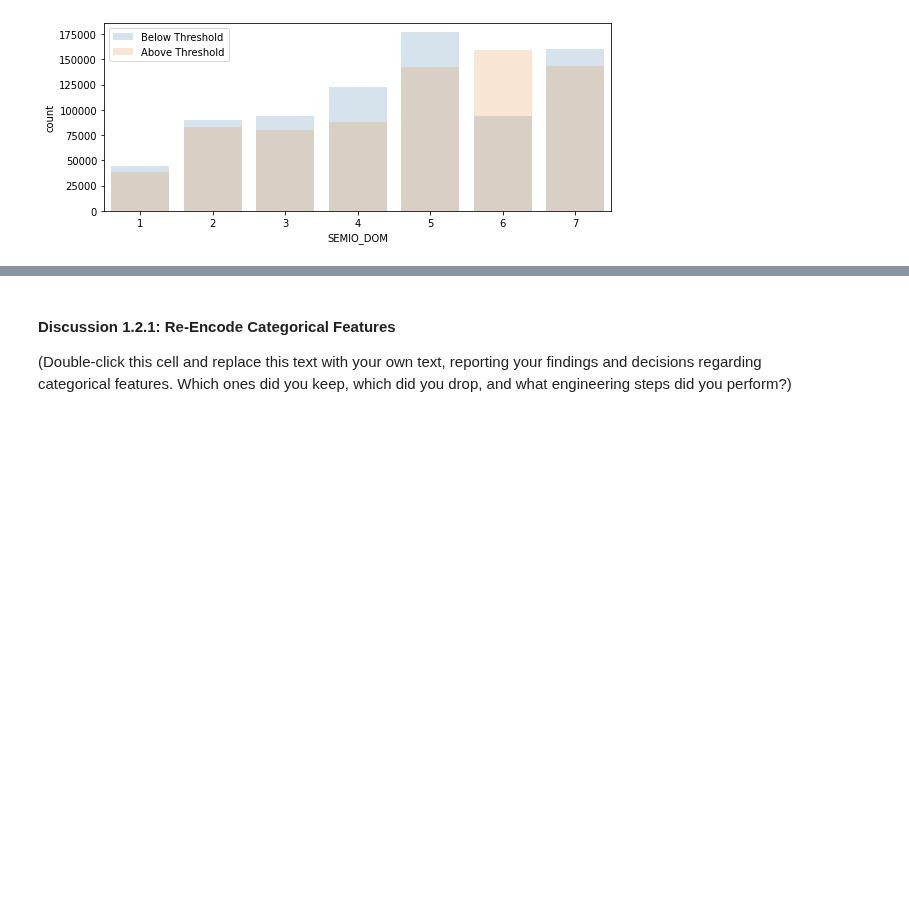
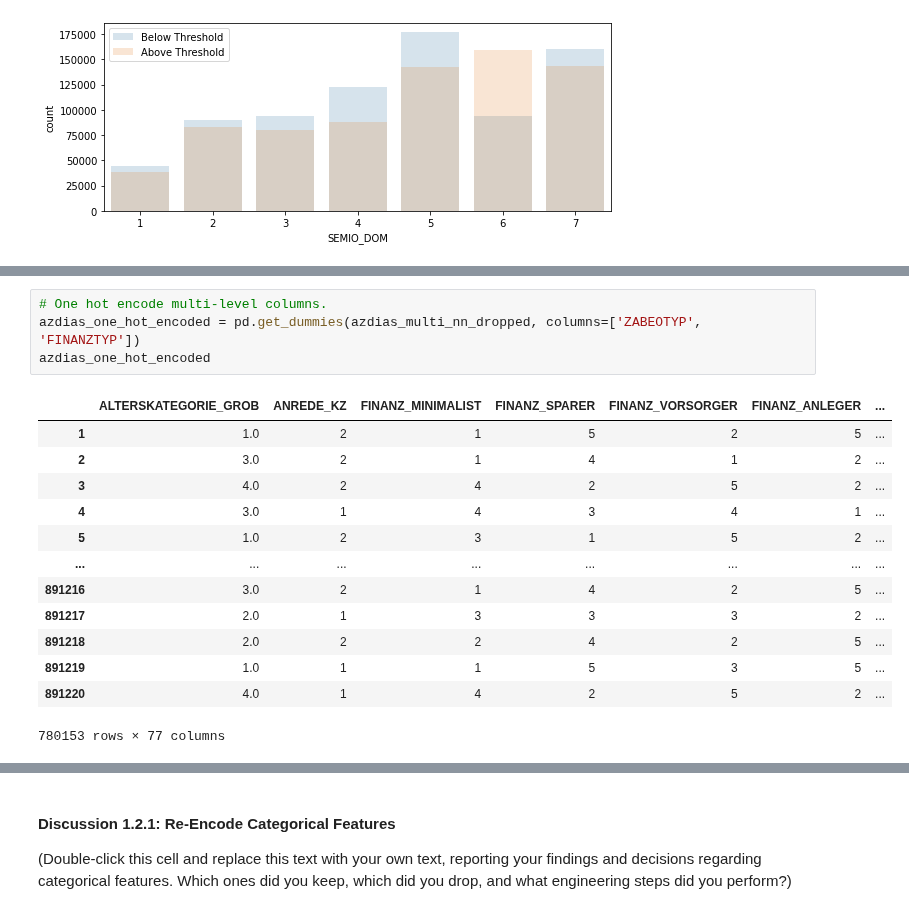
Before and after one commit to paulgureghian/Python_Notebooks, a Jupyter notebook: Create_Cust_Segments/Identify_Cust_Segments/identify_cust_segments.ipynb, the cells around one changed output, grey strips where cells are left out. Drawn from its saved outputs; the diff is of its cells as text; blank space fills up the shorter version.

```diff
--- a/Create_Cust_Segments/Identify_Cust_Segments/identify_cust_segments.ipynb
+++ b/Create_Cust_Segments/Identify_Cust_Segments/identify_cust_segments.ipynb
@@ -529,0 +678,18 @@ For categorical data, you would ordinarily need to encode the levels as dummy va
+# %%
+# One hot encode multi-level columns.
+azdias_one_hot_encoded = pd.get_dummies(azdias_multi_nn_dropped, columns=['ZABEOTYP', 'FINANZTYP'])
+azdias_one_hot_encoded
+# %% [output]
+|  | ALTERSKATEGORIE_GROB | ANREDE_KZ | FINANZ_MINIMALIST | FINANZ_SPARER | FINANZ_VORSORGER | FINANZ_ANLEGER | ... |
+| 1 | 1.0 | 2 | 1 | 5 | 2 | 5 | ... |
+| 2 | 3.0 | 2 | 1 | 4 | 1 | 2 | ... |
+| 3 | 4.0 | 2 | 4 | 2 | 5 | 2 | ... |
+| 4 | 3.0 | 1 | 4 | 3 | 4 | 1 | ... |
+| 5 | 1.0 | 2 | 3 | 1 | 5 | 2 | ... |
+| ... | ... | ... | ... | ... | ... | ... | ... |
+| 891216 | 3.0 | 2 | 1 | 4 | 2 | 5 | ... |
+| 891217 | 2.0 | 1 | 3 | 3 | 3 | 2 | ... |
+| 891218 | 2.0 | 2 | 2 | 4 | 2 | 5 | ... |
+| 891219 | 1.0 | 1 | 1 | 5 | 3 | 5 | ... |
+| 891220 | 4.0 | 1 | 4 | 2 | 5 | 2 | ... |
+780153 rows × 77 columns
```
Also changed, not shown: parts of 14 cells of this notebook.
